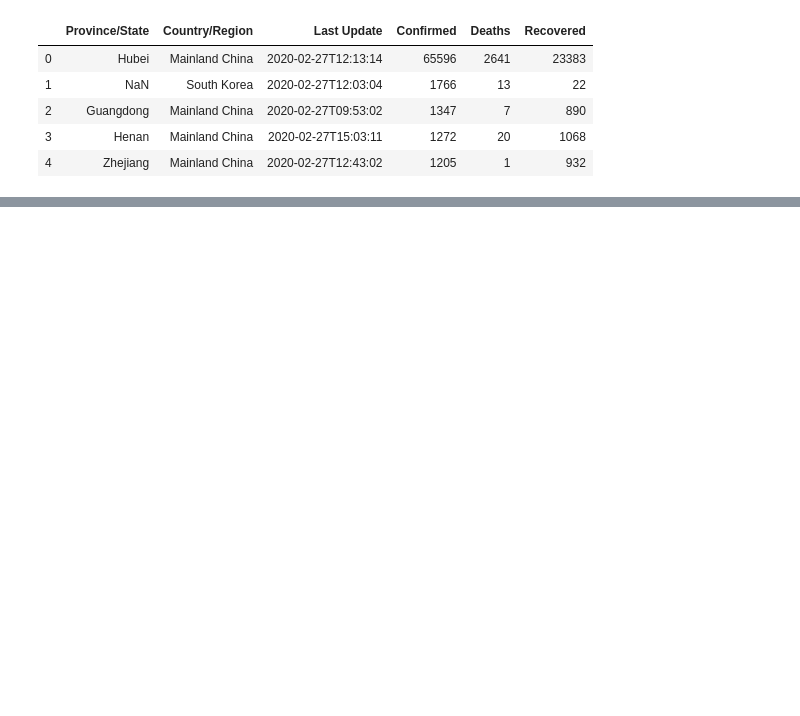
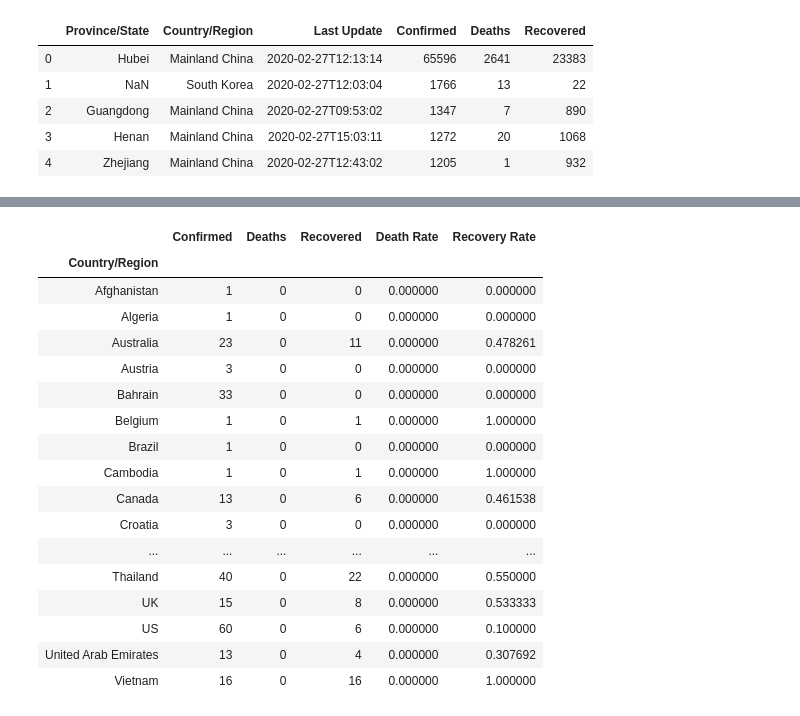
Before and after one commit to IshmaelObeso/Coronavirus-Data-Analysis, a Jupyter notebook: Data-Analysis-Daily-Report.ipynb, the cells around one changed output, grey strips where cells are left out. Cells and saved outputs as stored; diff of their text form; code cells hidden in the pictures; blank space fills up the shorter version.

Commit message:
Added Death and Recovery rate analysis

```diff
--- a/Data-Analysis-Daily-Report.ipynb
+++ b/Data-Analysis-Daily-Report.ipynb
@@ -8,5 +9,8 @@ current_date = datetime.today().strftime('%m-%d-%Y')
 # %%
-daily_report = pd.read_csv(f'COVID-19/csse_covid_19_data/csse_covid_19_daily_reports/{current_date}.csv')
+try:
+    daily_report = pd.read_csv(f'COVID-19/csse_covid_19_data/csse_covid_19_daily_reports/{current_date}.csv')
+except:
+    daily_report = pd.read_csv(f'COVID-19/csse_covid_19_data/csse_covid_19_daily_reports/{yesterdays_date}.csv')
 # %%
 daily_report.head()
 # %% [output]
@@ -35,0 +23,6 @@ aggregated_stats.plot.bar(x='Stats', y='Values')
+# %%
+# get stats grouped by country
+groupby_country = daily_report.drop(['Province/State','Last Update'] ,axis=1)
+groupby_country = groupby_country[['Confirmed','Deaths','Recovered']].groupby(groupby_country['Country/Region'])
+groupby_country = groupby_country.sum()
+groupby_country
@@ -35,0 +48,24 @@ aggregated_stats.plot.bar(x='Stats', y='Values')
+# %%
+# calculate recovery and death rates
+groupby_country['Death Rate'] =  groupby_country.apply(lambda row: (row.Deaths/row.Confirmed), axis=1)
+groupby_country['Recovery Rate'] =  groupby_country.apply(lambda row: (row.Recovered/row.Confirmed), axis=1)
+groupby_country
+# %% [output]
+|  | Confirmed | Deaths | Recovered | Death Rate | Recovery Rate |
+| Country/Region |  |  |  |  |  |
+| Afghanistan | 1 | 0 | 0 | 0.000000 | 0.000000 |
+| Algeria | 1 | 0 | 0 | 0.000000 | 0.000000 |
+| Australia | 23 | 0 | 11 | 0.000000 | 0.478261 |
+| Austria | 3 | 0 | 0 | 0.000000 | 0.000000 |
+| Bahrain | 33 | 0 | 0 | 0.000000 | 0.000000 |
+| Belgium | 1 | 0 | 1 | 0.000000 | 1.000000 |
+| Brazil | 1 | 0 | 0 | 0.000000 | 0.000000 |
+| Cambodia | 1 | 0 | 1 | 0.000000 | 1.000000 |
+| Canada | 13 | 0 | 6 | 0.000000 | 0.461538 |
+| Croatia | 3 | 0 | 0 | 0.000000 | 0.000000 |
+| ... | ... | ... | ... | ... | ... |
+| Thailand | 40 | 0 | 22 | 0.000000 | 0.550000 |
+| UK | 15 | 0 | 8 | 0.000000 | 0.533333 |
+| US | 60 | 0 | 6 | 0.000000 | 0.100000 |
+| United Arab Emirates | 13 | 0 | 4 | 0.000000 | 0.307692 |
+| Vietnam | 16 | 0 | 16 | 0.000000 | 1.000000 |
```
Also changed, not shown: parts of 8 cells of this notebook, 1 other file.
